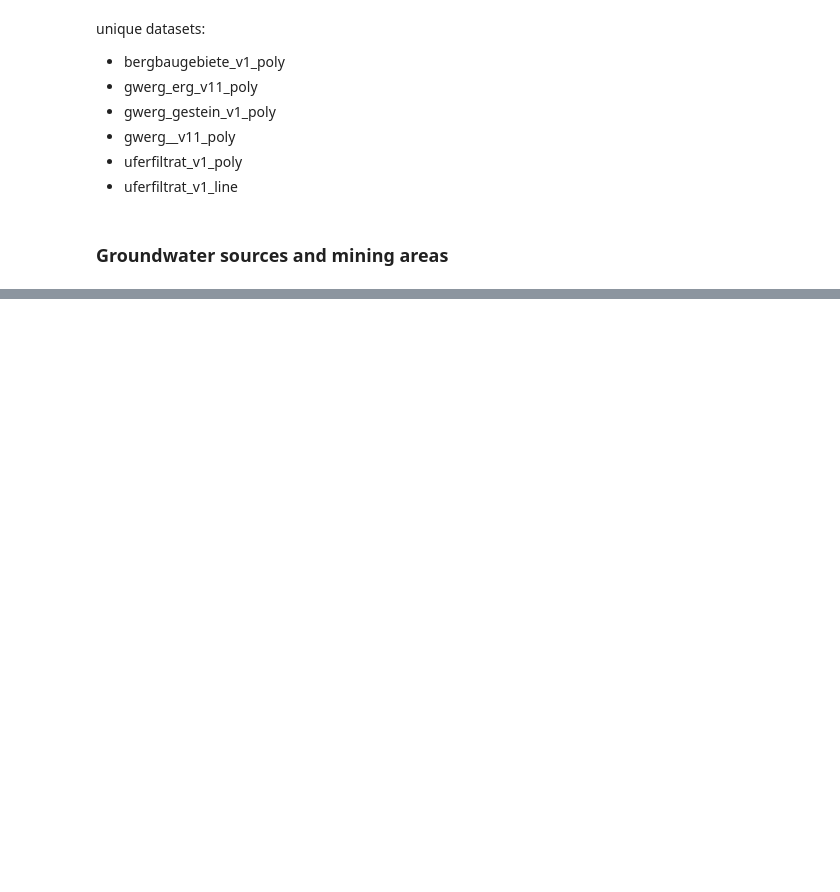
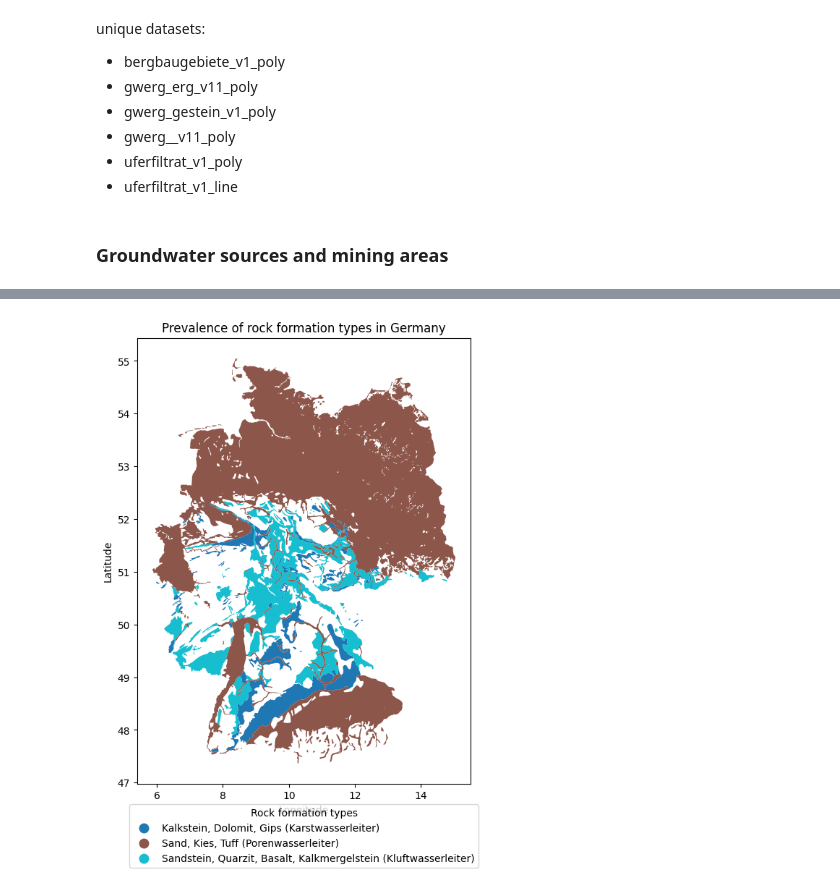
Before and after one commit to hanna-freuden/hydrogeology_germany, a Jupyter notebook: Data_Visualization.ipynb, the cells around one changed output, grey strips where cells are left out. Cells and saved outputs as stored; diff of their text form; code cells hidden in the pictures; blank space fills up the shorter version.

```diff
--- a/Data_Visualization.ipynb
+++ b/Data_Visualization.ipynb
@@ -91,0 +107,22 @@ plt.close()
+# %%
+geo_gdf = gdfs['gwerg_gestein_v1_poly']
+# remove missing rocktype (gestein) information
+geo_gdf = geo_gdf.dropna()
+# %%
+fig, ax = plt.subplots(figsize=(10, 8))
+
+geo_gdf.plot(ax = ax,
+             column = 'gestein',
+             legend=True,
+             legend_kwds={"loc": "lower center",
+                          "bbox_to_anchor": (0.5, -0.2),
+                          "title": "Rock formation types",
+
+                          }
+                          )
+plt.title("Prevalence of rock formation types in Germany")
+plt.xlabel("Longitude")
+plt.ylabel("Latitude")
+plt.show()
+# %% [output]
+[figure, added]
```
Also changed, not shown: parts of 5 cells of this notebook.
